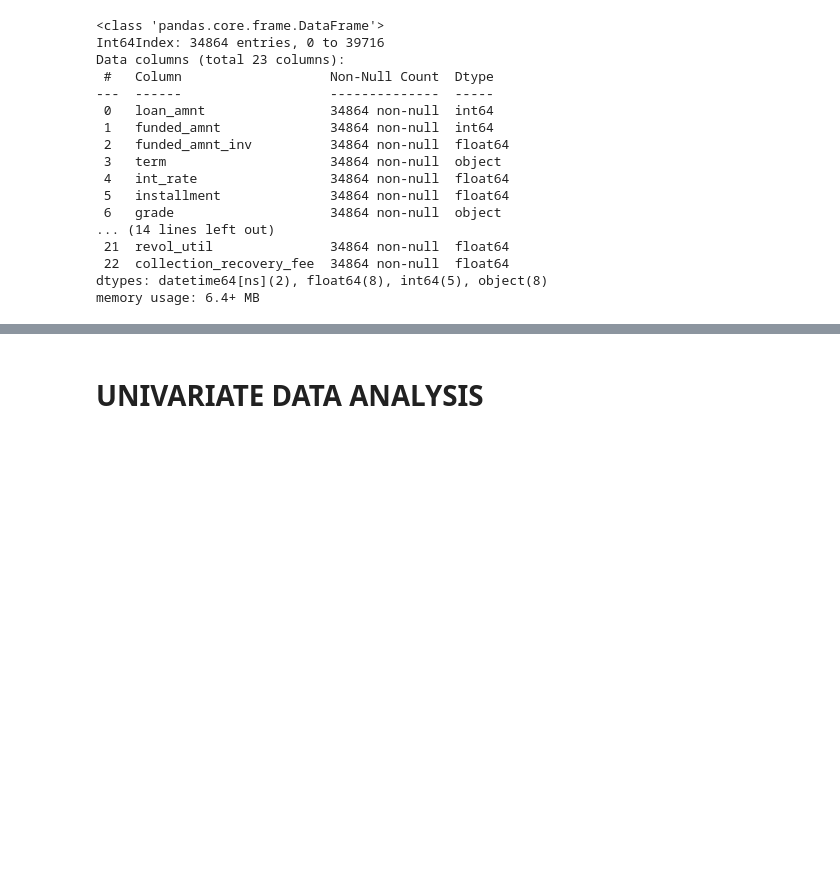
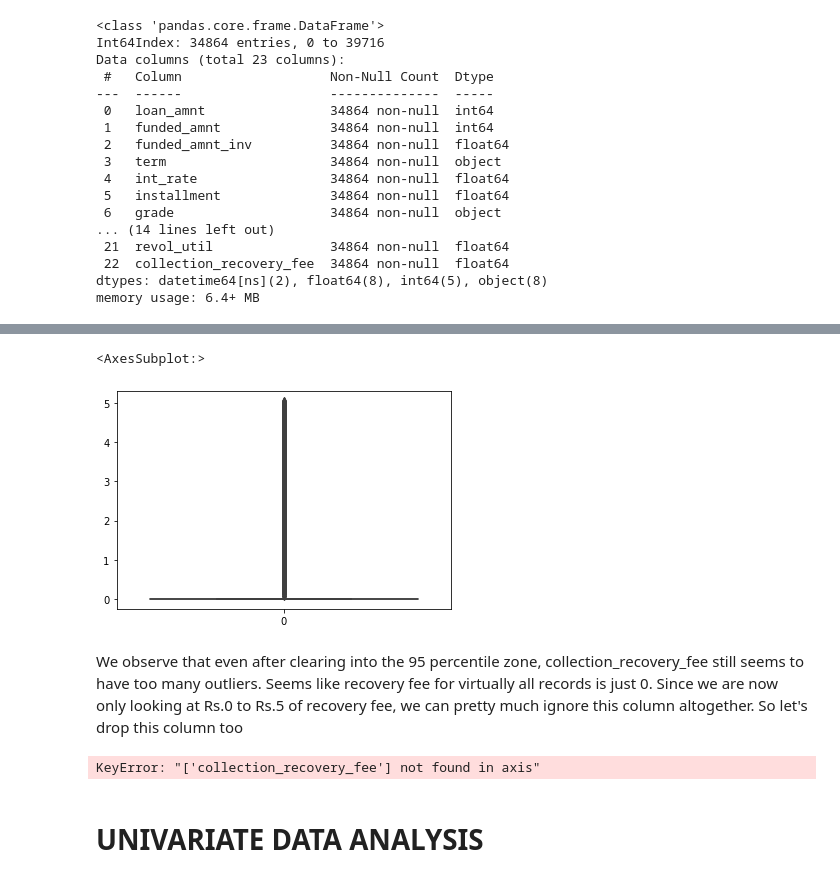
Before and after one commit to showman-sharma/LendingClubCaseStudy, a Jupyter notebook: V_S_S_Anirudh_Sharma.ipynb, the cells around one changed output, grey strips where cells are left out. Saved outputs shown, nothing was run; the diff lists cells and outputs as text; code cells hidden in the pictures; blank space fills up the shorter version.

```diff
--- a/V_S_S_Anirudh_Sharma.ipynb
+++ b/V_S_S_Anirudh_Sharma.ipynb
@@ -447,2 +453,13 @@ df.describe()
+# %%
+sns.boxplot(df.collection_recovery_fee)
+# %% [output]
+<AxesSubplot:>
+[figure, added]
+# %% [markdown]
+We observe that even after clearing into the 95 percentile zone, collection_recovery_fee still seems to have too many outliers. Seems like recovery fee for virtually all records is just 0. Since we are now only looking at Rs.0 to Rs.5 of recovery fee, we can pretty much ignore this column altogether. So let's drop this column too
+# %%
+df = df.drop(['collection_recovery_fee'],axis=)
+# %% [output]
+KeyError: "['collection_recovery_fee'] not found in axis"
 # %% [markdown]
 # UNIVARIATE DATA ANALYSIS
```
Also changed, not shown: parts of 4 cells of this notebook.
